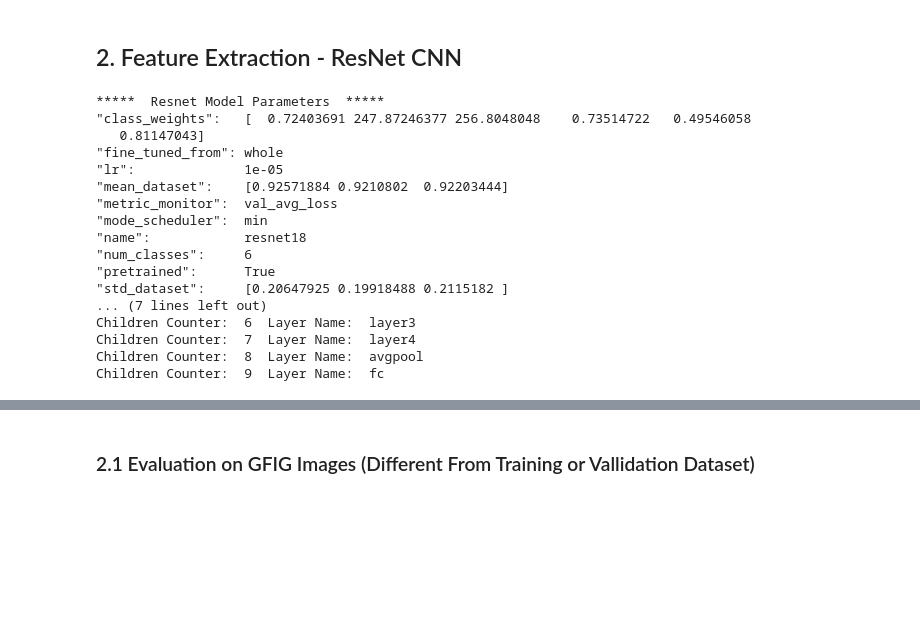
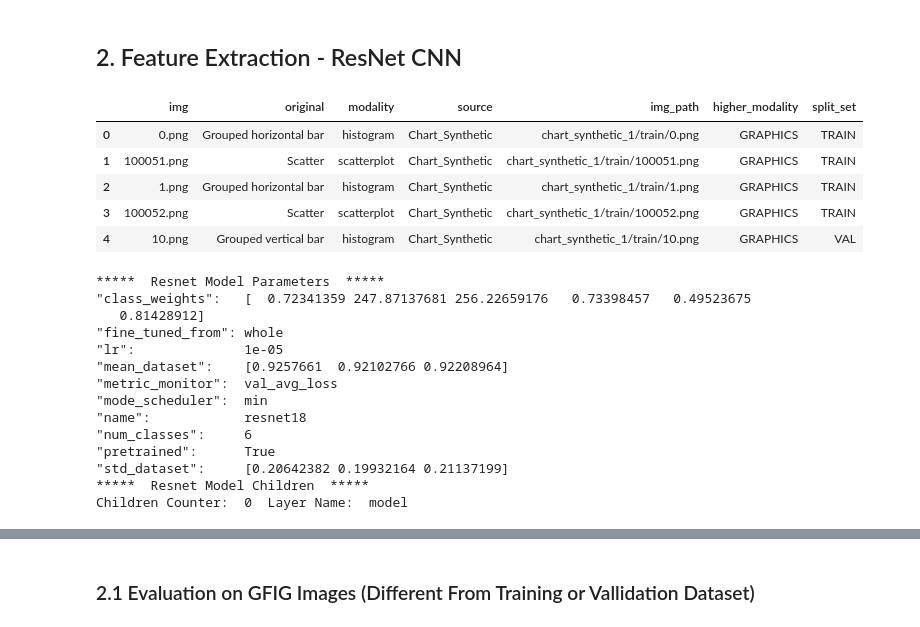
Before and after one commit to jtrells/biomedical-image-classification, a Jupyter notebook: nb/07.Embedding Graphics Dataset.ipynb, the cells around one changed output, grey strips where cells are left out. Drawn from its saved outputs; the diff is of its cells as text; code cells hidden in the pictures; blank space fills up the shorter version.

```diff
--- a/nb/07.Embedding Graphics Dataset.ipynb
+++ b/nb/07.Embedding Graphics Dataset.ipynb
@@ -47,40 +47,44 @@ import wandb
 # %% [markdown]
 ## 2. Feature Extraction - ResNet CNN
 # %%
-DATA_PATH = '../data/graphics_dataset_final.csv'
+DATA_PATH = '../data/graphics_dataset_final_v1.csv'
 BASE_PATH = Path('/mnt')
 BASE_IMG_DIR = BASE_PATH
 SEED = 42
-model_path = '/mnt/artifacts/experiments/Biomedical-Image-Classification-Graphics/g6r4tbep/golden-sweep-1/final.pt'
+model_path = '/mnt/artifacts/models/Graphics/graphics_classifier_v1.pt'
 # %%
 df = pd.read_csv(DATA_PATH, sep='\t')
-le_encoder_graphics,dict_label_graphics = label_encoder_target(df,target_col= 'modality')
+le_encoder,dict_label = label_encoder_target(df,target_col='higher_modality')
+df.head()
+# %% [output]
+|  | img | original | modality | source | img_path | higher_modality | split_set |
+| 0 | 0.png | Grouped horizontal bar | histogram | Chart_Synthetic | chart_synthetic_1/train/0.png | GRAPHICS | TRAIN |
+| 1 | 100051.png | Scatter | scatterplot | Chart_Synthetic | chart_synthetic_1/train/100051.png | GRAPHICS | TRAIN |
+| 2 | 1.png | Grouped horizontal bar | histogram | Chart_Synthetic | chart_synthetic_1/train/1.png | GRAPHICS | TRAIN |
+| 3 | 100052.png | Scatter | scatterplot | Chart_Synthetic | chart_synthetic_1/train/100052.png | GRAPHICS | TRAIN |
+| 4 | 10.png | Grouped vertical bar | histogram | Chart_Synthetic | chart_synthetic_1/train/10.png | GRAPHICS | VAL |
 # %%
 # 3.1 Load the Resnet Model
-resnet_model = ResNetClass.load_from_checkpoint(model_path)
-parts_resnet = [i for i in resnet_model.children()]
+model = ResNetClass.load_from_checkpoint(model_path)
 print('*'*5,' Resnet Model Parameters ','*'*5)
-print(resnet_model.hparams)
+print(model.hparams)
 print('*'*5,' Resnet Model Children ','*'*5)
 children_counter = 0
-for n,c in parts_resnet[1].named_children():
+for n,c in model.named_children():
     print("Children Counter: ",children_counter," Layer Name: ",n,)
     children_counter+=1
 # %% [output]
 *****  Resnet Model Parameters  *****
-"class_weights":   [  0.72403691 247.87246377 256.8048048    0.73514722   0.49546058
-   0.81147043]
+"class_weights":   [  0.72341359 247.87137681 256.22659176   0.73398457   0.49523675
+   0.81428912]
 "fine_tuned_from": whole
 "lr":              1e-05
-"mean_dataset":    [0.92571884 0.9210802  0.92203444]
+"mean_dataset":    [0.9257661  0.92102766 0.92208964]
 "metric_monitor":  val_avg_loss
 "mode_scheduler":  min
 "name":            resnet18
 "num_classes":     6
 "pretrained":      True
-"std_dataset":     [0.20647925 0.19918488 0.2115182 ]
-... (7 lines left out)
-Children Counter:  6  Layer Name:  layer3
-Children Counter:  7  Layer Name:  layer4
-Children Counter:  8  Layer Name:  avgpool
-Children Counter:  9  Layer Name:  fc
+"std_dataset":     [0.20642382 0.19932164 0.21137199]
+*****  Resnet Model Children  *****
+Children Counter:  0  Layer Name:  model
```
Also changed, not shown: parts of 4 cells of this notebook, 7 other files.
